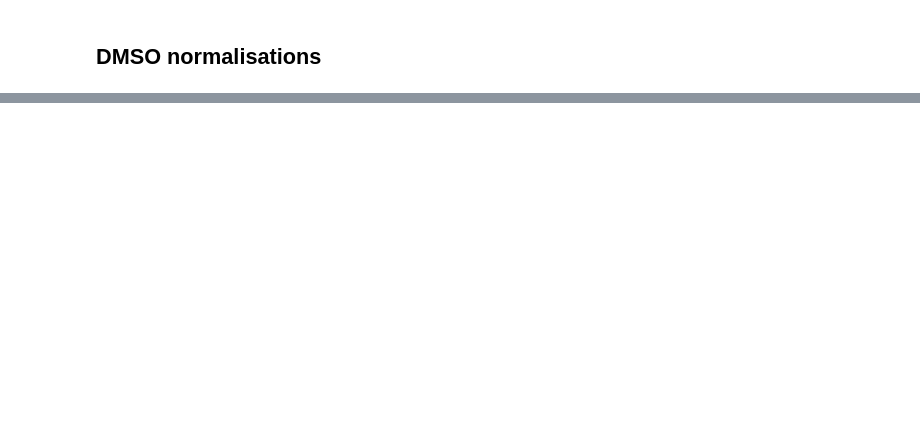
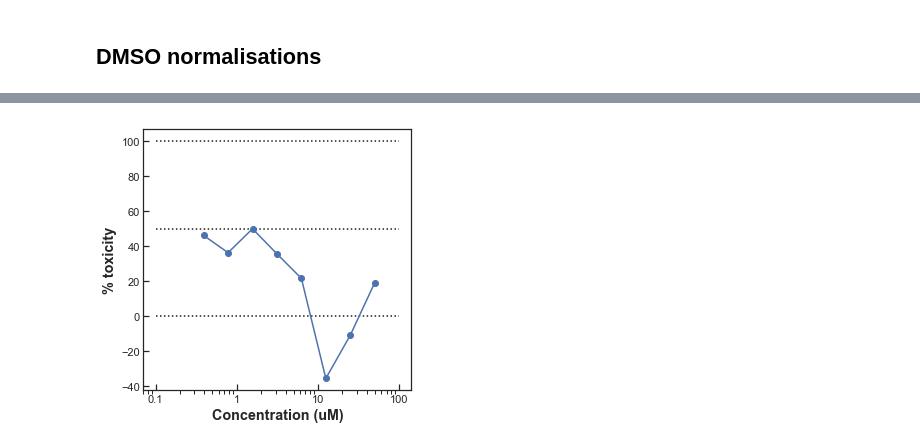
Before and after one commit to superresolusian/plate_auto_analysis, a Jupyter notebook: Convert_data_to_dict.ipynb, the cells around one changed output, grey strips where cells are left out. Saved outputs shown, nothing was run; the diff lists cells and outputs as text; code cells hidden in the pictures; blank space fills up the shorter version.

```diff
--- a/Convert_data_to_dict.ipynb
+++ b/Convert_data_to_dict.ipynb
@@ -200,0 +247,29 @@ uninf_plate
+# %%
+def format_plot(xdata, ydata, xlabel=None, ylabel=None, title=None, ylim=None, xticks=None, hlines=None, logx=True):
+
+    label_style = ['large', 'semibold']
+    marker_style = 'o'
+    color_order = ['b','r','g']
+
+    plt.figure(figsize=[4.8, 4.8])
+    plt.hlines(hlines, xticks[0], xticks[-1], linestyle=':')
+
+    if ydata.ndim==2:
+        for y in ydata:
+            plt.plot(xdata, y, marker=marker_style)
+    else:
+        plt.plot(xdata, ydata, marker=marker_style, color='b')
+
+    if logx:
+        plt.xscale('log')
+
+
+    plt.xlabel(xlabel, fontsize=label_style[0], fontweight=label_style[1])
+    plt.ylabel(ylabel, fontsize=label_style[0], fontweight=label_style[1])
+
+    plt.tick_params(direction='in')
+    plt.xticks(xticks, xticks)
+# %%
+format_plot(concentrations, tox, xlabel='Concentration (uM)', ylabel='% toxicity', xticks=[0.1,1,10,100], hlines=[0,50,100])
+# %% [output]
+[figure, added]
```
Also changed, not shown: parts of 24 cells of this notebook.
